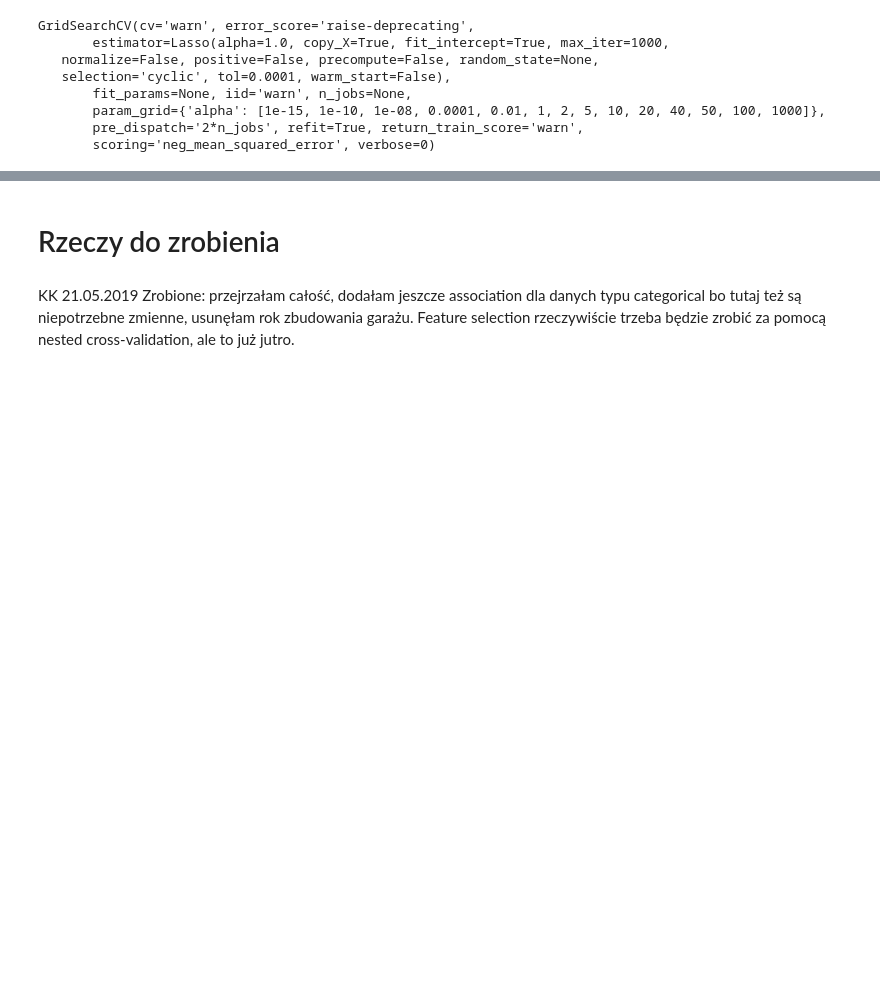
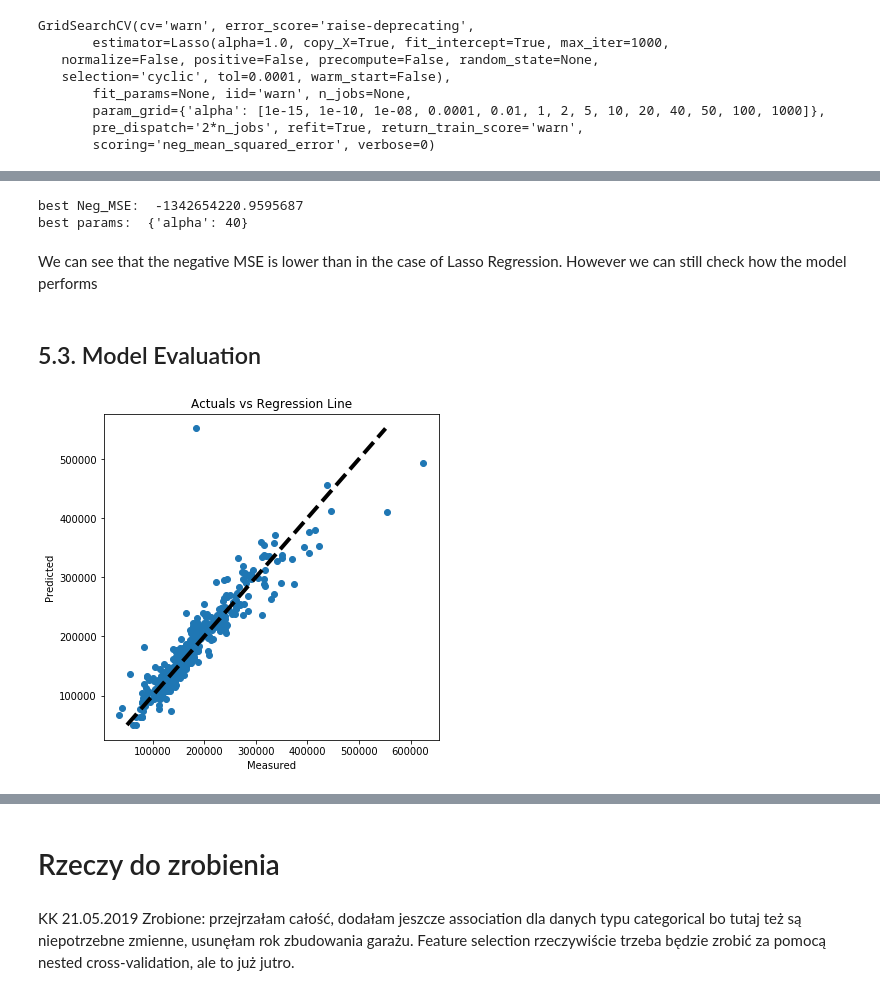
Before and after one commit to GIKroch/ML_small_dataset, a Jupyter notebook: ML_small_ds_v03.ipynb, the cells around one changed output, grey strips where cells are left out. Cells and saved outputs as stored; diff of their text form; code cells hidden in the pictures; blank space fills up the shorter version.

```diff
--- a/ML_small_ds_v03.ipynb
+++ b/ML_small_ds_v03.ipynb
@@ -405,0 +411,5 @@ plt.scatter(*zip(*residuals), c= "g")
+# %%
+X_ridge = data.loc[:, data.columns != 'SalePrice']
+y_ridge = data.SalePrice
+
+X_ridge_train, X_ridge_test, y_ridge_train, y_ridge_test = train_test_split(X_ridge, y_ridge, test_size=0.3, random_state=42)
@@ -405,0 +418,5 @@ plt.scatter(*zip(*residuals), c= "g")
+# %%
+ridge = Ridge()
+params = {"alpha": [1e-15, 1e-10, 1e-8, 1e-4,1e-2,1, 2, 5, 10,20, 40, 50, 100, 1000]}
+ridge_regression = GridSearchCV(ridge, params, scoring = 'neg_mean_squared_error')
+ridge_regression.fit(X_lasso_train, y_lasso_train)
@@ -405,0 +431,21 @@ plt.scatter(*zip(*residuals), c= "g")
+# %%
+print("best Neg_MSE: ", ridge_regression.best_score_,"\nbest params: ", ridge_regression.best_params_)
+# %% [output]
+best Neg_MSE:  -1342654220.9595687
+best params:  {'alpha': 40}
+# %% [markdown]
+We can see that the negative MSE is lower than in the case of Lasso Regression. However we can still check how the model performs
+# %%
+y_ridge_predict = ridge_regression.predict(X_ridge_test)
+# %% [markdown]
+## 5.3. Model Evaluation
+# %%
+fig,ax = plt.subplots()
+ax.scatter(y_ridge_test, y_ridge_predict)
+ax.plot([y_ridge_predict.min(), y_ridge_predict.max()], [y_ridge_predict.min(), y_ridge_predict.max()], 'k--', lw=4)
+ax.set_xlabel('Measured')
+ax.set_ylabel('Predicted')
+plt.title("Actuals vs Regression Line")
+fig.show()
+# %% [output]
+[figure, added]
```
Also changed, not shown: parts of 31 cells of this notebook.
